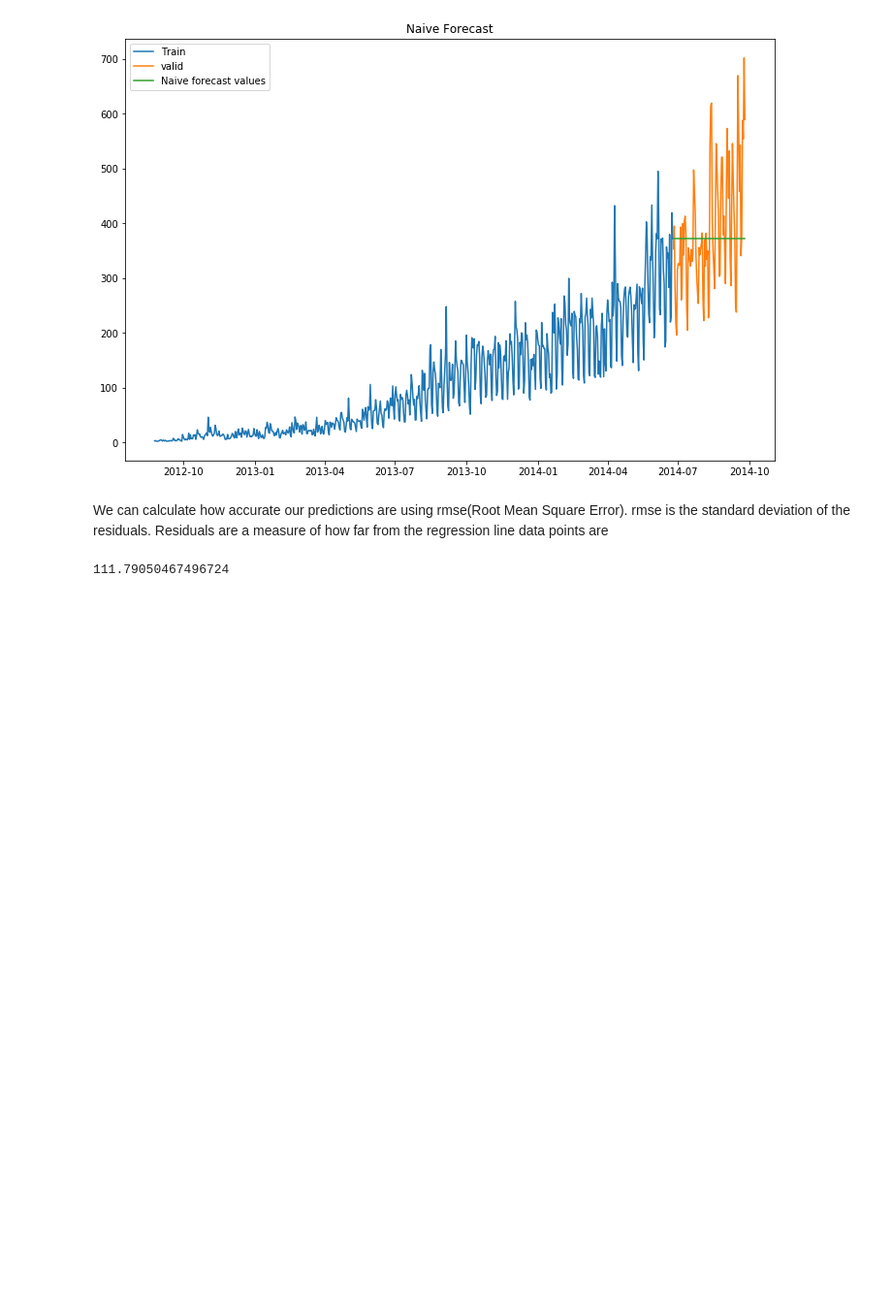
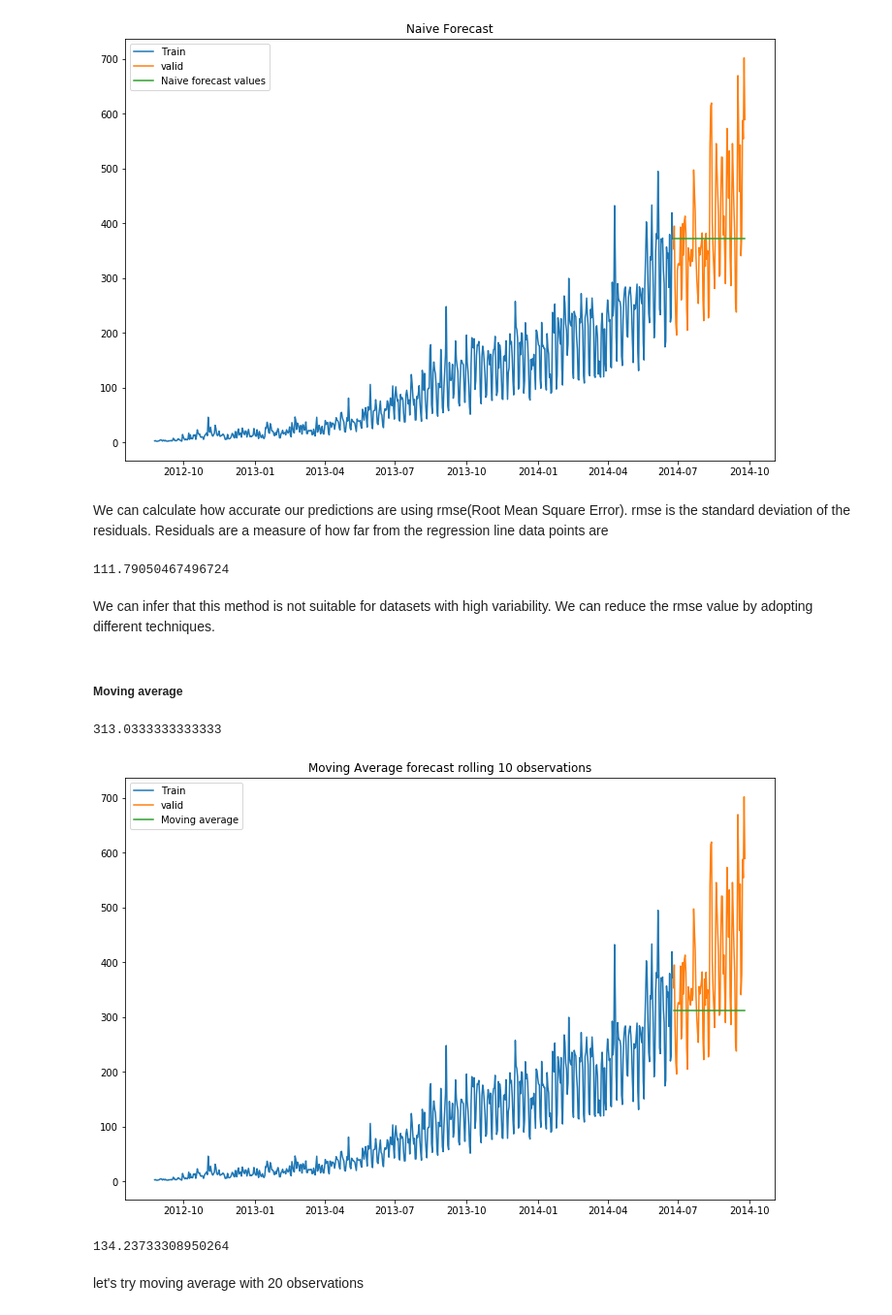
Before and after one commit to SwatiModi/time-series-analysis-JetRail, a Jupyter notebook: Analysis.ipynb, the cells around one changed output. Shown: that part at 97% size. Drawn from its saved outputs; the diff is of its cells as text; code cells hidden in the pictures; blank space fills up the shorter version.

Commit message:
Moving average forecast with 10,20 and 50 obsn

```diff
--- a/Analysis.ipynb
+++ b/Analysis.ipynb
@@ -334,3 +334,25 @@ rmse = sqrt(mean_squared_error(y_hat['naive'],valid['Count']))
 rmse
 # %% [output]
 111.79050467496724
+# %% [markdown]
+We can infer that this method is not suitable for datasets with high variability. We can reduce the rmse value by adopting different techniques.
+# %% [markdown]
+##### Moving average
+# %%
+Train['Count'].rolling(10).mean()[-1]
+# %% [output]
+313.0333333333333
+# %%
+y_hat = valid.copy()
+# %%
+y_hat['Moving Average'] = Train['Count'].rolling(10).mean()[-1]
+# %%
+plt.figure(figsize=(12,8))
+plt.plot(Train.index,Train['Count'], label = 'Train')
+plt.plot(valid.index, valid['Count'], label = 'valid')
+plt.plot(y_hat.index, y_hat['Moving Average'], label = 'Moving average')
+plt.legend(loc='best')
+plt.title('Moving Average forecast rolling 10 observations')
+plt.show()
+# %% [output]
+[figure, added]
@@ -336,0 +364,6 @@ rmse
+# %%
+rmse
+# %% [output]
+134.23733308950264
+# %% [markdown]
+let's try moving average with 20 observations
```
Also changed, not shown: parts of 15 cells of this notebook.
